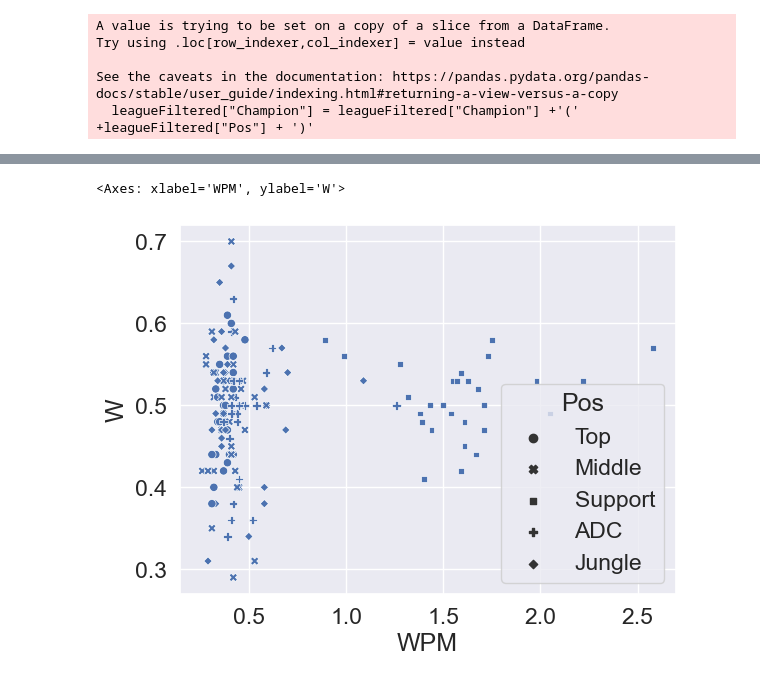
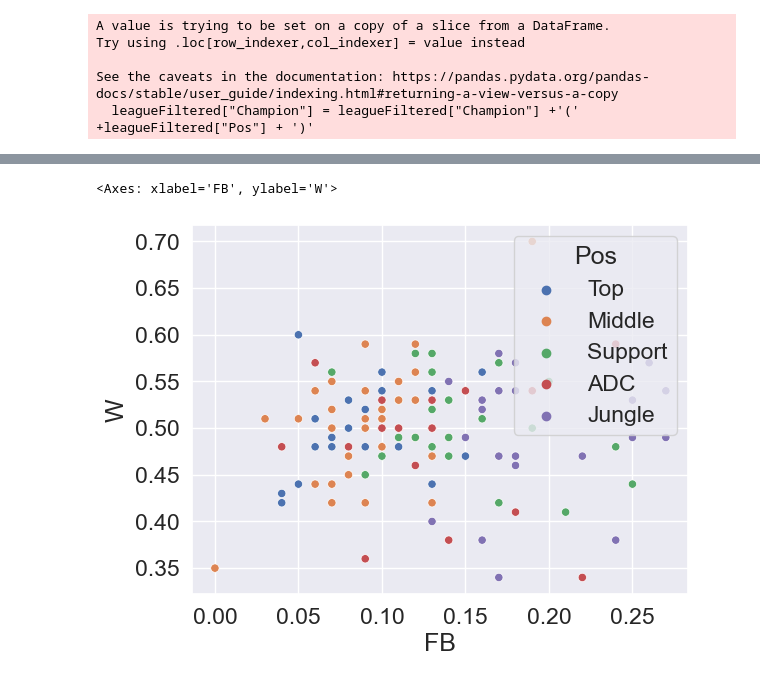
Before and after one commit to minchoCoin/LOL_data_analysis_prj, a Jupyter notebook: esportsDataAnalysis.ipynb, the cells around one changed output, grey strips where cells are left out. Drawn from its saved outputs; the diff is of its cells as text; code cells hidden in the pictures.

```diff
--- a/esportsDataAnalysis.ipynb
+++ b/esportsDataAnalysis.ipynb
@@ -98,7 +114,7 @@ plt.show()
 # %% [output]
 [figure]
 # %%
-leagueFiltered = League.loc[(League['GP'])>10]
+leagueFiltered = League.loc[(League['GP'])>20]
 # %%
 leagueFiltered["Champion"] = leagueFiltered["Champion"] +'(' +leagueFiltered["Pos"] + ')'
 # %% [output]
@@ -108,13 +124,17 @@ Try using .loc[row_indexer,col_indexer] = value instead
 See the caveats in the documentation: https://pandas.pydata.org/pandas-docs/stable/user_guide/indexing.html#returning-a-view-versus-a-copy
   leagueFiltered["Champion"] = leagueFiltered["Champion"] +'(' +leagueFiltered["Pos"] + ')'
 # %%
-w_WPM = leagueFiltered[["Champion","Pos","W%","WPM"]]
+w_relation = leagueFiltered[["Champion","Pos","W%","FB%"]]
 # %%
-w_WPM['W%'] = w_WPM['W%'].astype(str).str.rstrip('%').astype('float')/100.0
+w_relation['W%'] = w_relation['W%'].astype(str).str.rstrip('%').astype('float')/100.0
 
-w_WPM = w_WPM.rename(columns={'W%':'W'})
+w_relation['FB%'] = w_relation['FB%'].astype(str).str.rstrip('%').astype('float')/100.0
 
-w_WPM
+w_relation = w_relation.rename(columns={'W%':'W'})
+
+w_relation = w_relation.rename(columns={'FB%':'FB'})
+
+w_relation
 # %% [output]
 A value is trying to be set on a copy of a slice from a DataFrame.
 Try using .loc[row_indexer,col_indexer] = value instead
@@ -136,0 +162,6 @@ See the caveats in the documentation: https://pandas.pydata.org/pandas-docs/stab
+# %%
+w_relation['W/FB'] = w_relation['W'] / w_relation['FB']
+
+w_relation.sort_values(by=['W/FB'],ascending=False)
+
+w_relation
@@ -137,5 +187,5 @@ See the caveats in the documentation: https://pandas.pydata.org/pandas-docs/stab
 # %%
-sb.scatterplot(data=w_WPM,x='WPM',y='W',style='Pos')
+sb.scatterplot(data=w_relation,x='FB',y='W',hue='Pos')
 # %% [output]
-<Axes: xlabel='WPM', ylabel='W'>
+<Axes: xlabel='FB', ylabel='W'>
-[figure, old version]
+[figure, new version]
```
Also changed, not shown: parts of 7 cells of this notebook, 1 other file.
